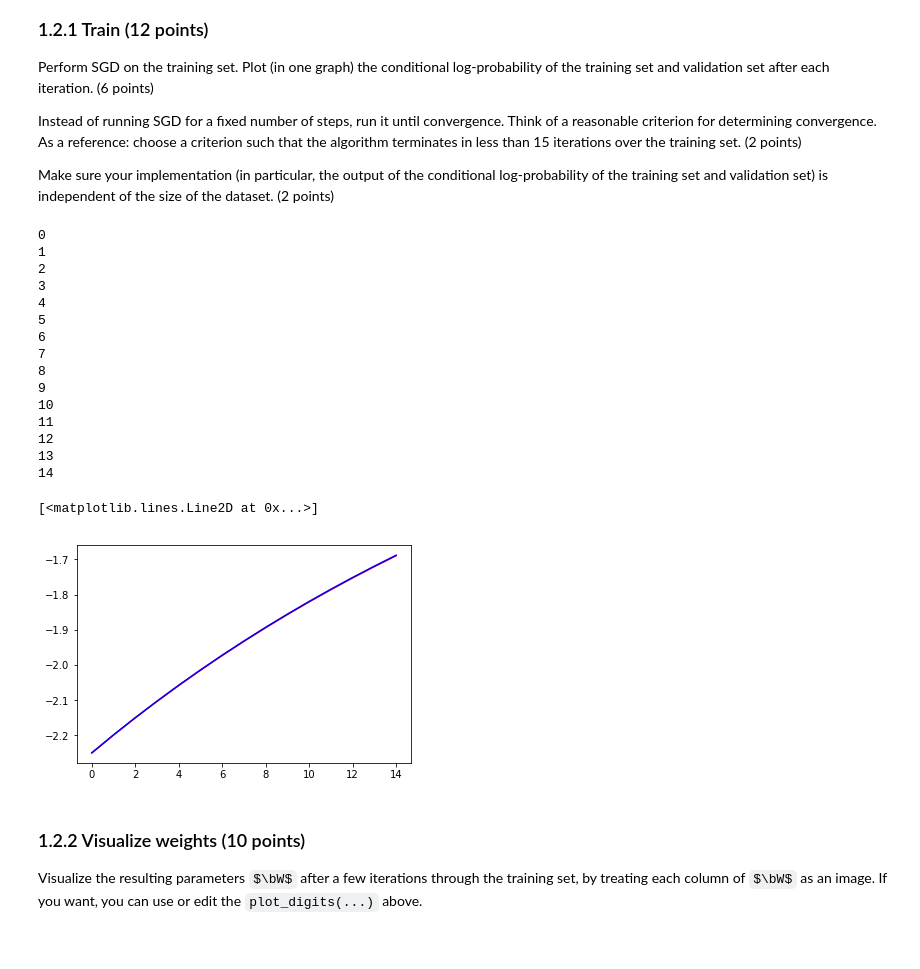
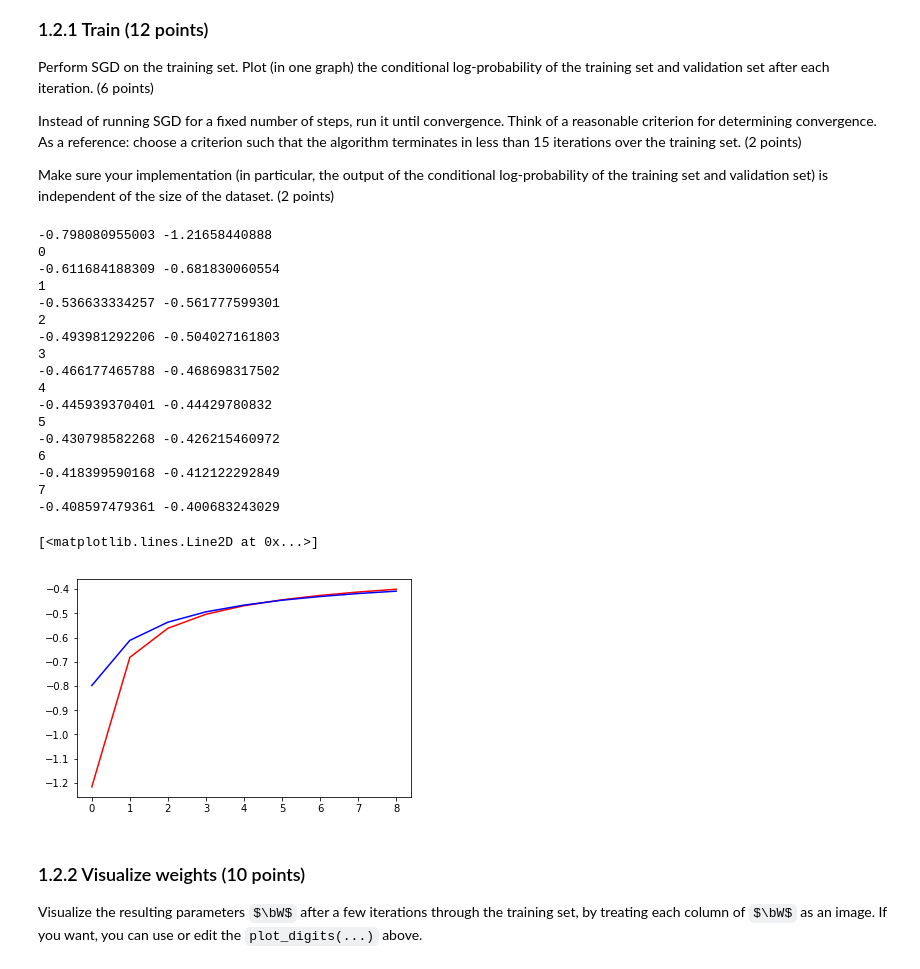
Before and after one commit to sheridavandenbent/ml1_labs, a Jupyter notebook: 10428461_12278327_lab2.ipynb, the cells around one changed output. Cells and saved outputs as stored; diff of their text form; code cells hidden in the pictures; some formulas as TeX source.

```diff
--- a/10428461_12278327_lab2.ipynb
+++ b/10428461_12278327_lab2.ipynb
@@ -423,7 +422,7 @@ from sklearn.utils import shuffle
 
 def sgd_iter(x_train, t_train, W, b):
     x_train, t_train = shuffle(x_train, t_train)
-    l_rate = 1e-6
+    l_rate = 1e-4
     logp_train = 0
     for x, t in zip(x_train, t_train):
         logp, dL_dw, dL_db = logreg_gradient(x, t, W, b)
@@ -457,42 +456,45 @@ def test_sgd(x_train, t_train, x_valid, t_valid, w, b):
     logp_valid_history = []
     while i < 15:
         logp_train, w, b = sgd_iter(x_train, t_train, w, b)
         logp_valid = sum(logreg_gradient(x, t, w, b)[0] for x,t in zip(x_valid, t_valid)) / t_valid.size
-        logp_train = sum(logreg_gradient(x, t, w, b)[0] for x,t in zip(x_train, t_train)) / t_train.size
+        logp_train /= t_train.size
+        print(logp_valid, logp_train)
 
         logp_train_history.append(logp_train)
         logp_valid_history.append(logp_valid)
         if i > 1 and  logp_valid_history[-1] - logp_valid_history[-2] < 10**-2:
             return w, b, logp_train_history, logp_valid_history
         print(i)
         i +=1
 
     return w, b, logp_train_history, logp_valid_history
 
 np.random.seed(1243)
 w = np.zeros((28*28, 10))
 b = np.zeros(10)
 w, b, logp_train_history, logp_valid_history = test_sgd(x_train, t_train, x_valid, t_valid, w, b)
 plt.plot(logp_train_history, "r")
 plt.plot(logp_valid_history, "b")
 # %% [output]
+-0.798080955003 -1.21658440888
 0
+-0.611684188309 -0.681830060554
 1
+-0.536633334257 -0.561777599301
 2
+-0.493981292206 -0.504027161803
 3
+-0.466177465788 -0.468698317502
 4
+-0.445939370401 -0.44429780832
 5
+-0.430798582268 -0.426215460972
 6
+-0.418399590168 -0.412122292849
 7
-8
-9
-10
-11
-12
-13
-14
+-0.408597479361 -0.400683243029
 [<matplotlib.lines.Line2D at 0x...>]
-[figure, old version]
+[figure, new version]
 # %%
 # Hidden tests for efficiency
 # %% [markdown]
```
Also changed, not shown: parts of 4 cells of this notebook.
